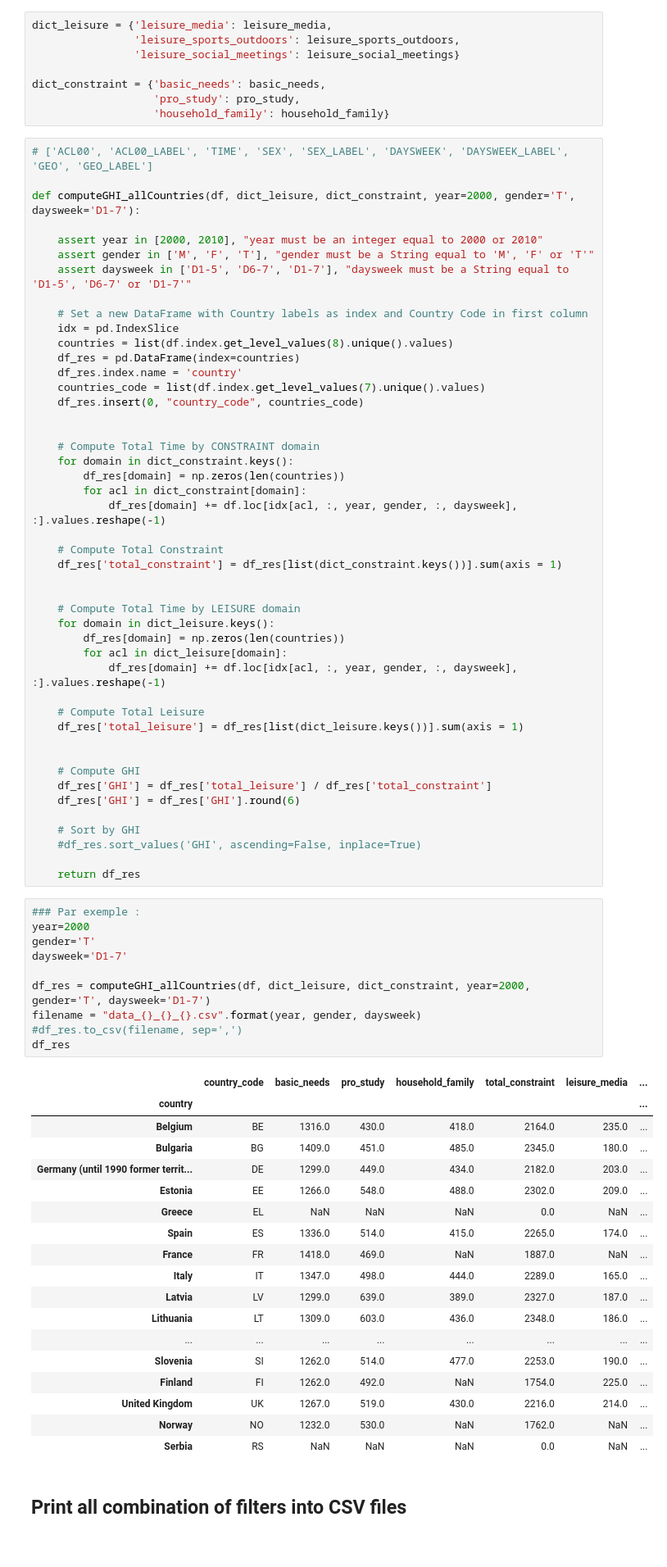
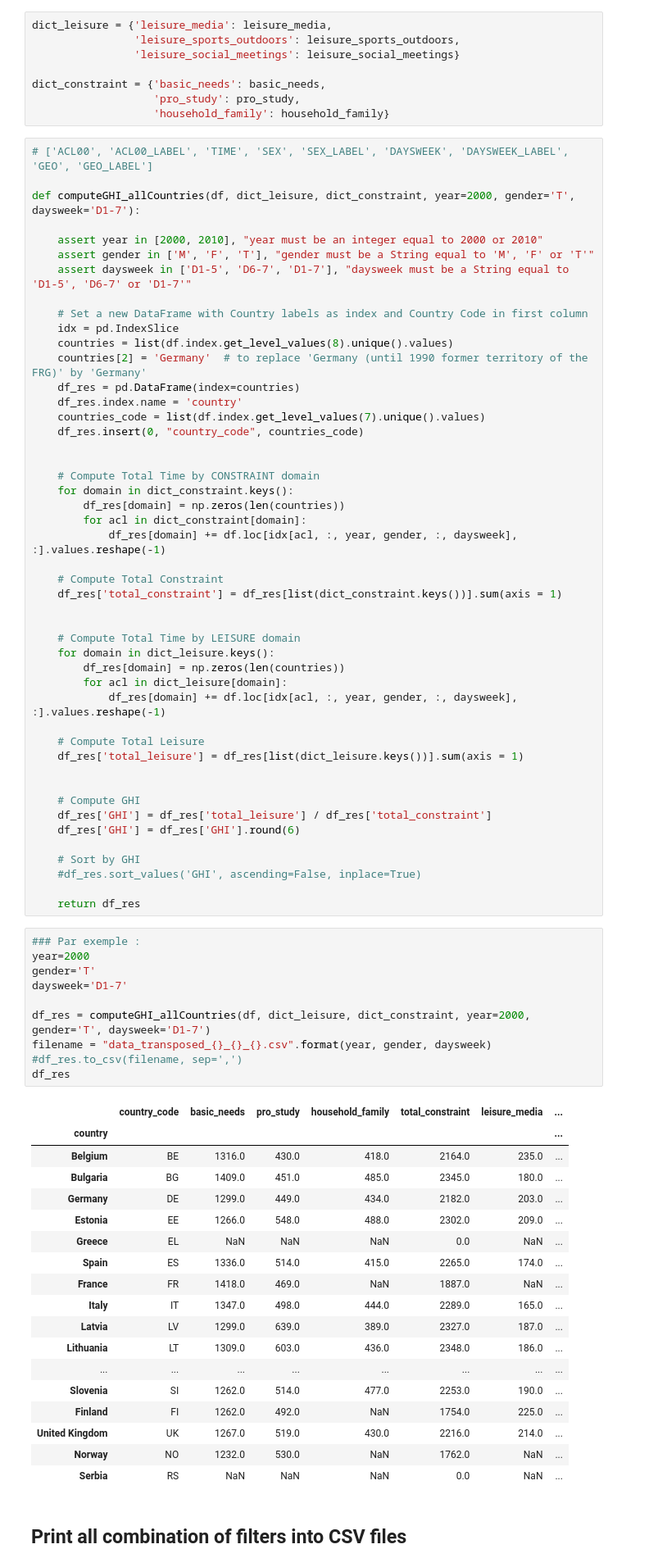
Before and after one commit to aldurand/DataViz-EuropeanTimeUse, a Jupyter notebook: TimeX_Preprocessing.ipynb, the cells around one changed output. Shown at 82% size. Drawn from its saved outputs; the diff is of its cells as text.

Commit message:
update notebook (preprocessing data part)

```diff
--- a/TimeX_Preprocessing.ipynb
+++ b/TimeX_Preprocessing.ipynb
@@ -169,6 +169,7 @@ def computeGHI_allCountries(df, dict_leisure, dict_constraint, year=2000, gender
     # Set a new DataFrame with Country labels as index and Country Code in first column
     idx = pd.IndexSlice
     countries = list(df.index.get_level_values(8).unique().values)
+    countries[2] = 'Germany'  # to replace 'Germany (until 1990 former territory of the FRG)' by 'Germany'
     df_res = pd.DataFrame(index=countries)
     df_res.index.name = 'country'
     countries_code = list(df.index.get_level_values(7).unique().values)
@@ -206,19 +207,19 @@ def computeGHI_allCountries(df, dict_leisure, dict_constraint, year=2000, gender
 # %%
 ### Par exemple :
 year=2000
 gender='T'
 daysweek='D1-7'
 
 df_res = computeGHI_allCountries(df, dict_leisure, dict_constraint, year=2000, gender='T', daysweek='D1-7')
-filename = "data_{}_{}_{}.csv".format(year, gender, daysweek)
+filename = "data_transposed_{}_{}_{}.csv".format(year, gender, daysweek)
 #df_res.to_csv(filename, sep=',')
 df_res
 # %% [output]
 |  | country_code | basic_needs | pro_study | household_family | total_constraint | leisure_media | ... |
 | country |  |  |  |  |  |  | ... |
 | Belgium | BE | 1316.0 | 430.0 | 418.0 | 2164.0 | 235.0 | ... |
 | Bulgaria | BG | 1409.0 | 451.0 | 485.0 | 2345.0 | 180.0 | ... |
-| Germany (until 1990 former territ... | DE | 1299.0 | 449.0 | 434.0 | 2182.0 | 203.0 | ... |
+| Germany | DE | 1299.0 | 449.0 | 434.0 | 2182.0 | 203.0 | ... |
 | Estonia | EE | 1266.0 | 548.0 | 488.0 | 2302.0 | 209.0 | ... |
 | Greece | EL | NaN | NaN | NaN | 0.0 | NaN | ... |
 | Spain | ES | 1336.0 | 514.0 | 415.0 | 2265.0 | 174.0 | ... |
```
Also changed, not shown: parts of 1 cell of this notebook.
